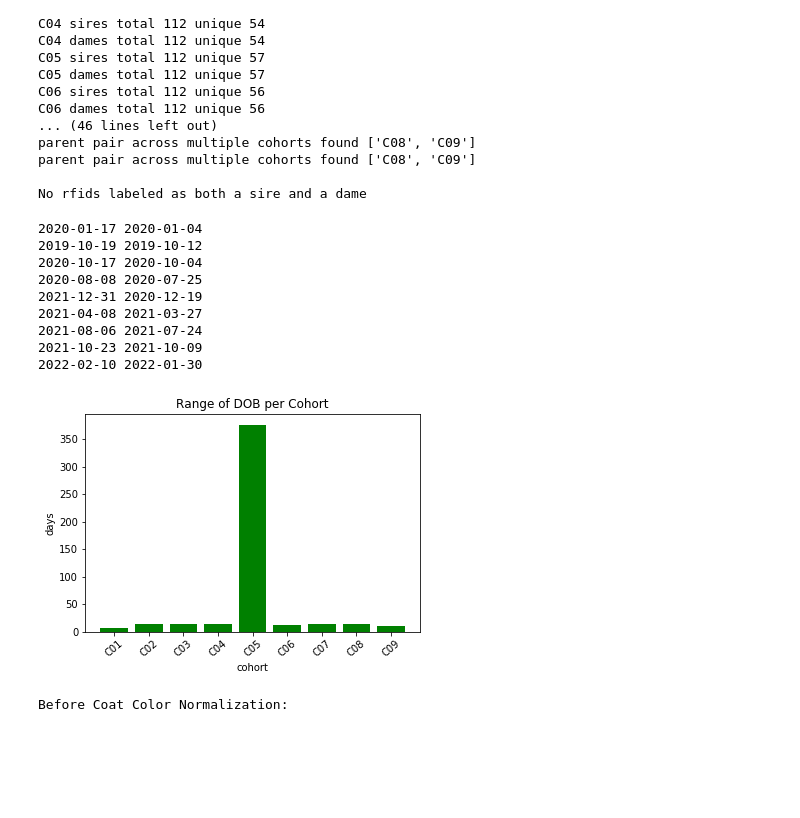
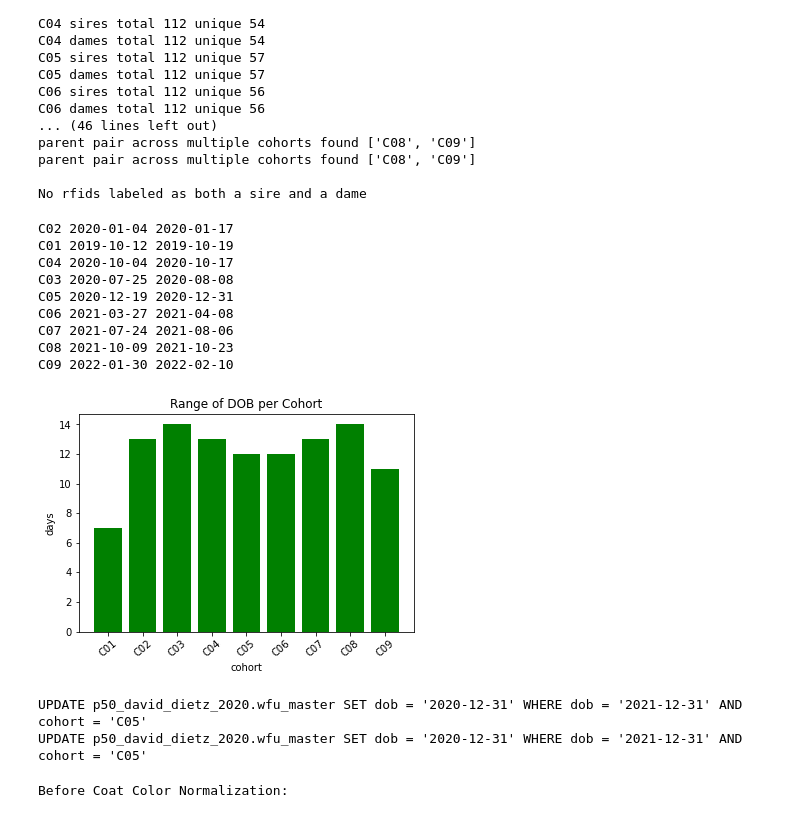
Before and after one commit to Shaezzer/PalmerLab, a Jupyter notebook: QC_WFU_Master.ipynb, the cells around one changed output. Cells and saved outputs as stored; diff of their text form; code cells hidden in the pictures; blank space fills up the shorter version.

```diff
--- a/QC_WFU_Master.ipynb
+++ b/QC_WFU_Master.ipynb
@@ -233,6 +237,7 @@ parent pair across multiple cohorts found ['C08', 'C09']
 
 No rfids labeled as both a sire and a dame
 # %%
+#check the range of data of births per cohort
 #Split data based on cohorts
 #each cohort has their own df named after their cohort. Ex. C07
 def birth_range():
@@ -241,47 +246,64 @@ def birth_range():
         a = data[data.cohort == i]
         globals()[f"{i}"] = a
 
     #Check that the dob for each cohort is within a certain range
     #right now just outputs the cohort with the day span
     cohorts = data.cohort.unique()
     dob_range = {}
     for i in cohorts:
         globals()[f"dates_{i}"] = globals()[f"{i}"].dob.unique()
-        oldest = min(globals()[f"dates_{i}"])
-        youngest = max(globals()[f"dates_{i}"])
-        difference = youngest - oldest
+        youngest = min(globals()[f"dates_{i}"])
+        oldest = max(globals()[f"dates_{i}"])
+        difference = oldest - youngest
         dob_range[i] = difference
-        print(youngest,oldest)
+        print(i,youngest,oldest)
 
 
     dates = list(dob_range.values())
     keys = list(dob_range.keys())
     values = []
     dates_1 = []
     for date in dates:
         values.append(date.days)
     res = dict(zip(keys, values))
     dob_range
     sorted_dict = {k: res[k] for k in sorted(res)}
     plt.bar(sorted_dict.keys(), sorted_dict.values(), color='g')
     plt.title('Range of DOB per Cohort')
     plt.xlabel('cohort')
     plt.ylabel('days')
     plt.xticks(rotation = 40)
     plt.show()
 birth_range()
 #dates
 # %% [output]
-2020-01-17 2020-01-04
-2019-10-19 2019-10-12
-2020-10-17 2020-10-04
-2020-08-08 2020-07-25
-2021-12-31 2020-12-19
-2021-04-08 2021-03-27
-2021-08-06 2021-07-24
-2021-10-23 2021-10-09
-2022-02-10 2022-01-30
+C02 2020-01-04 2020-01-17
+C01 2019-10-12 2019-10-19
+C04 2020-10-04 2020-10-17
+C03 2020-07-25 2020-08-08
+C05 2020-12-19 2020-12-31
+C06 2021-03-27 2021-04-08
+C07 2021-07-24 2021-08-06
+C08 2021-10-09 2021-10-23
+C09 2022-01-30 2022-02-10
-[figure, old version]
+[figure, new version]
+# %%
+#fix errors from above
+#error: david_dietz mislabeled date
+def update_datetime():
+    table_name = "p50_david_dietz_2020.wfu_master"
+    update = ['dob']
+    query = "UPDATE " + table_name
+    query = query + " SET dob = '2020-12-31'"
+    query = query + " WHERE dob = '2021-12-31' AND cohort = 'C05'"
+    print(query)
+    runQuery(query)
+
+
+#update_datetime()
+# %% [output]
+UPDATE p50_david_dietz_2020.wfu_master SET dob = '2020-12-31' WHERE dob = '2021-12-31' AND cohort = 'C05'
+UPDATE p50_david_dietz_2020.wfu_master SET dob = '2020-12-31' WHERE dob = '2021-12-31' AND cohort = 'C05'
 # %%
 # Fixing coatcolor in sample_metadata
 def coat_color(data):
```
Also changed, not shown: parts of 7 cells of this notebook.
